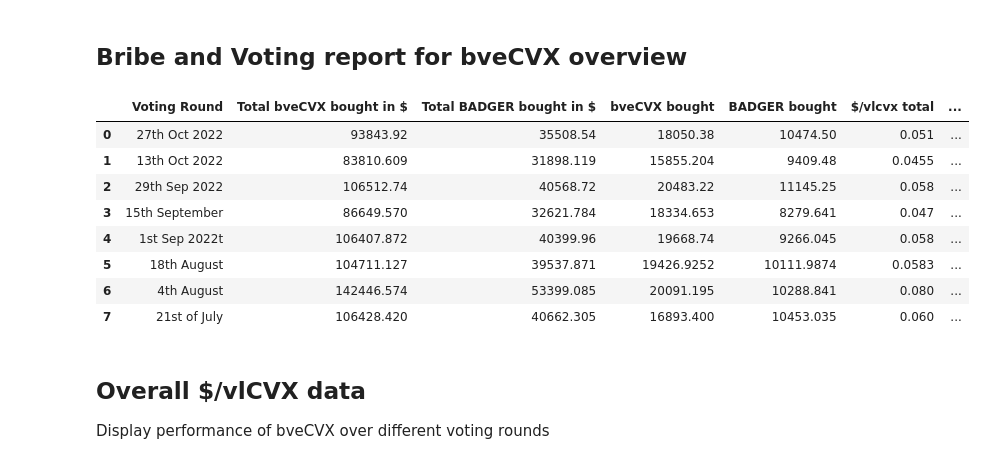
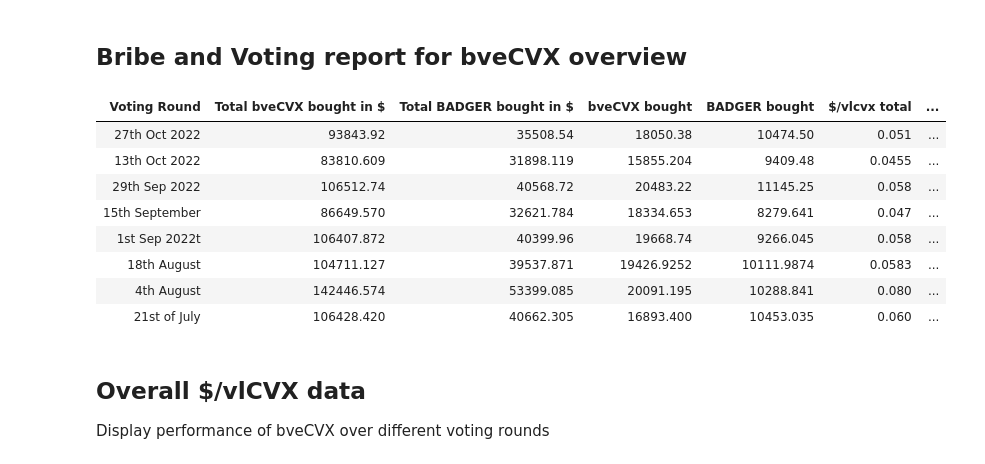
Before and after one commit to Badger-Finance/badger-influence-analytics, a Jupyter notebook: notebooks/cvx_bribes/bribes_bvecvx_research.ipynb, the cells around one changed output. Saved outputs shown, nothing was run; the diff lists cells and outputs as text; code cells hidden in the pictures.

```diff
--- a/notebooks/cvx_bribes/bribes_bvecvx_research.ipynb
+++ b/notebooks/cvx_bribes/bribes_bvecvx_research.ipynb
@@ -2,40 +2,46 @@
 ## Bribe and Voting report for bveCVX overview
 # %%
 import matplotlib.pyplot as plt
+import numpy as np
 import pandas as pd
+import seaborn as sns
 from IPython.core.display_functions import display
+from matplotlib.lines import Line2D
+from IPython.display import HTML
 
-plt.style.use('seaborn')
+%matplotlib inline
+sns.set_style('whitegrid')
+plt.rcParams['figure.figsize'] = 20, 10
 from notebooks.cvx_bribes.bvecvx_data import VOTING_DATASETS
 
 TABLE_COLUMNS = ["Voting Round", "Total bveCVX bought in $", "Total BADGER bought in $", "bveCVX bought", "BADGER bought",
                  "$/vlcvx total", "$/vlcvx pure bribes", "$/vlcvx Llama", "vlcvx difference %"]
 
 data_rows = []
 for voting_round in VOTING_DATASETS:
     llama_vlcvx = voting_round['llama_vlcvx']
     badger_vlcvx = voting_round['$/vlCVX without badgerwbtc']
     difference_with_llama = round(
         abs(badger_vlcvx - llama_vlcvx) / ((llama_vlcvx + badger_vlcvx) / 2) * 100, 3
     )
     data_rows.append([
         voting_round['round'], voting_round['total_cvx_sold_in_$'], voting_round['total_badger_sold_in_$'],
         voting_round['amount_cvx'], voting_round['amount_badger'], voting_round['$/vlCVX for total votes'],
         voting_round['$/vlCVX without badgerwbtc'], voting_round['llama_vlcvx'], difference_with_llama
     ])
 data_rows.reverse()
 dataframe = pd.DataFrame(data=data_rows, columns=TABLE_COLUMNS)
-display(dataframe)
+display(HTML(dataframe.to_html(index=False)))
 # %% [output]
-|  | Voting Round | Total bveCVX bought in $ | Total BADGER bought in $ | bveCVX bought | BADGER bought | $/vlcvx total | ... |
-| 0 | 27th Oct 2022 | 93843.92 | 35508.54 | 18050.38 | 10474.50 | 0.051 | ... |
-| 1 | 13th Oct 2022 | 83810.609 | 31898.119 | 15855.204 | 9409.48 | 0.0455 | ... |
-| 2 | 29th Sep 2022 | 106512.74 | 40568.72 | 20483.22 | 11145.25 | 0.058 | ... |
-| 3 | 15th September | 86649.570 | 32621.784 | 18334.653 | 8279.641 | 0.047 | ... |
-| 4 | 1st Sep 2022t | 106407.872 | 40399.96 | 19668.74 | 9266.045 | 0.058 | ... |
-| 5 | 18th August | 104711.127 | 39537.871 | 19426.9252 | 10111.9874 | 0.0583 | ... |
-| 6 | 4th August | 142446.574 | 53399.085 | 20091.195 | 10288.841 | 0.080 | ... |
-| 7 | 21st of July | 106428.420 | 40662.305 | 16893.400 | 10453.035 | 0.060 | ... |
+| Voting Round | Total bveCVX bought in $ | Total BADGER bought in $ | bveCVX bought | BADGER bought | $/vlcvx total | ... |
+| 27th Oct 2022 | 93843.92 | 35508.54 | 18050.38 | 10474.50 | 0.051 | ... |
+| 13th Oct 2022 | 83810.609 | 31898.119 | 15855.204 | 9409.48 | 0.0455 | ... |
+| 29th Sep 2022 | 106512.74 | 40568.72 | 20483.22 | 11145.25 | 0.058 | ... |
+| 15th September | 86649.570 | 32621.784 | 18334.653 | 8279.641 | 0.047 | ... |
+| 1st Sep 2022t | 106407.872 | 40399.96 | 19668.74 | 9266.045 | 0.058 | ... |
+| 18th August | 104711.127 | 39537.871 | 19426.9252 | 10111.9874 | 0.0583 | ... |
+| 4th August | 142446.574 | 53399.085 | 20091.195 | 10288.841 | 0.080 | ... |
+| 21st of July | 106428.420 | 40662.305 | 16893.400 | 10453.035 | 0.060 | ... |
 # %% [markdown]
 ## Overall $/vlCVX data
 Display performance of bveCVX over different voting rounds
```
Also changed, not shown: parts of 2 cells of this notebook.
